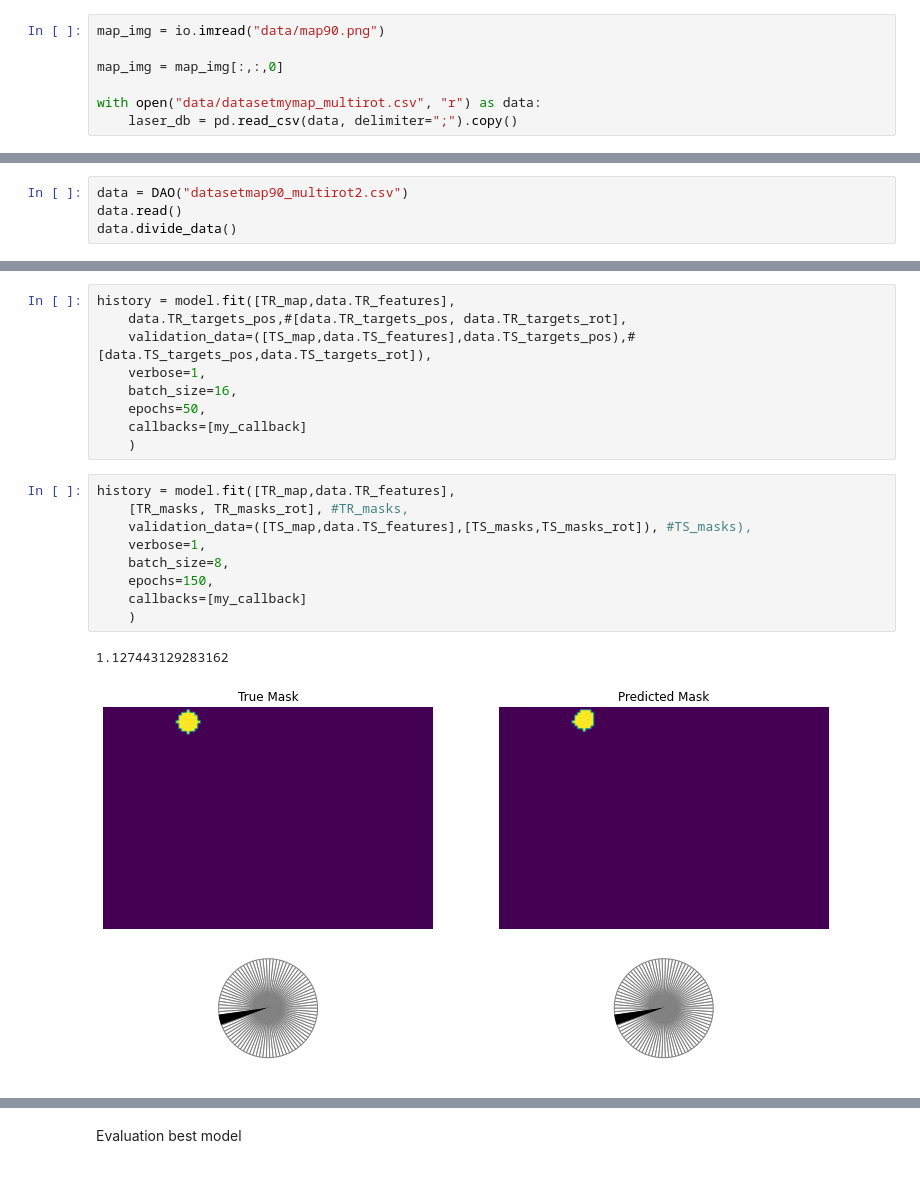
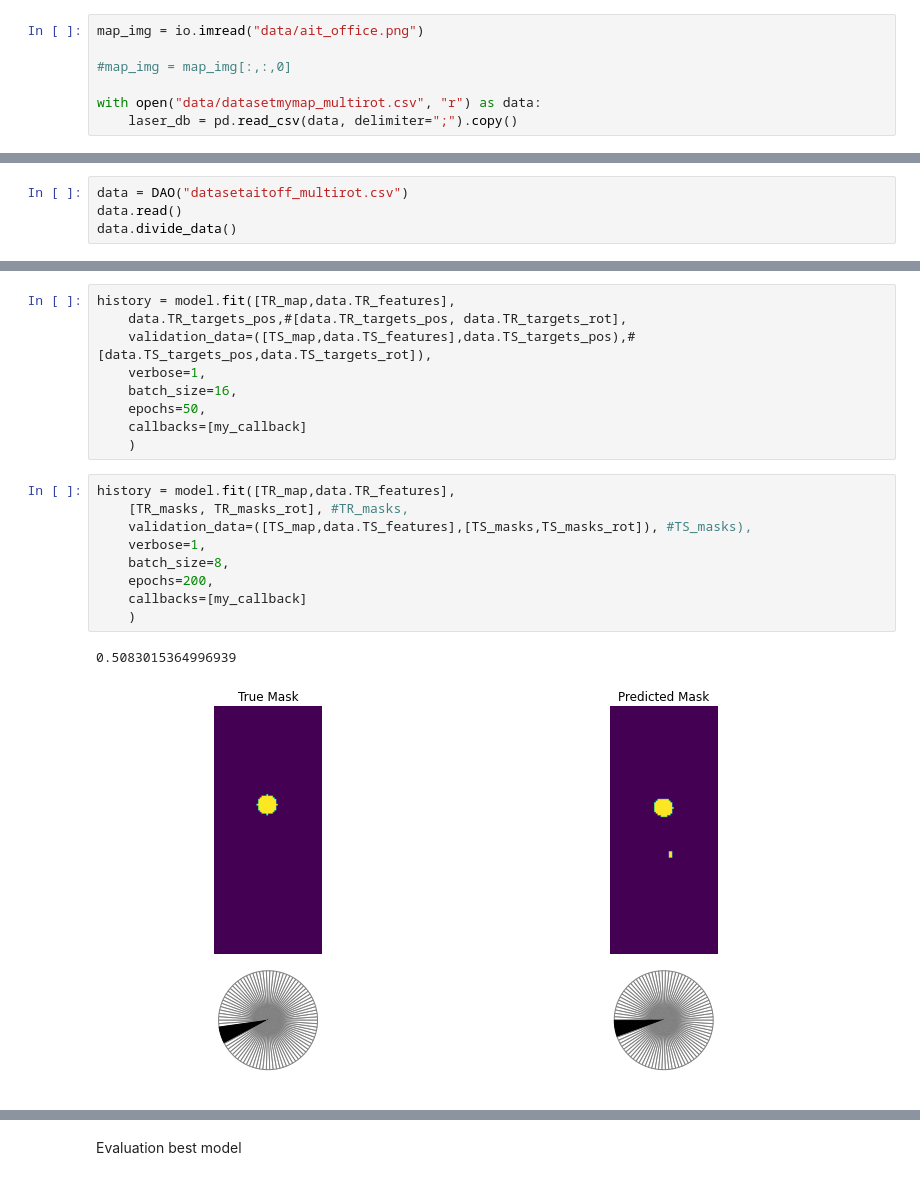
Before and after one commit to P1G1U/Thesis_AITronik, a Jupyter notebook: Half LiDAR Map/define_model.ipynb, the cells around one changed output, grey strips where cells are left out. Cells and saved outputs as stored; diff of their text form.

```diff
--- a/Half LiDAR Map/define_model.ipynb
+++ b/Half LiDAR Map/define_model.ipynb
@@ -38,7 +38,7 @@ from tensorflow.keras import layers, models, losses, backend, optimizers
 # %%
-map_img = io.imread("data/map90.png")
+map_img = io.imread("data/ait_office.png")
 
-map_img = map_img[:,:,0]
+#map_img = map_img[:,:,0]
 
 with open("data/datasetmymap_multirot.csv", "r") as data:
     laser_db = pd.read_csv(data, delimiter=";").copy()
@@ -754,7 +754,7 @@ model.compile(optimizer = optimizers.Adam(),
 # %% [markdown]
 Data import
 # %%
-data = DAO("datasetmap90_multirot2.csv")
+data = DAO("datasetaitoff_multirot.csv")
 data.read()
 data.divide_data()
 # %%
@@ -989,12 +994,12 @@ history = model.fit([TR_map,data.TR_features],
 # %%
 history = model.fit([TR_map,data.TR_features],
     [TR_masks, TR_masks_rot], #TR_masks,
     validation_data=([TS_map,data.TS_features],[TS_masks,TS_masks_rot]), #TS_masks),
     verbose=1,
     batch_size=8,
-    epochs=150,
+    epochs=200,
     callbacks=[my_callback]
     )
 # %% [output]
-1.127443129283162
+0.5083015364996939
-[figure, old version]
+[figure, new version]
```
Also changed, not shown: parts of 23 cells of this notebook, 7 other files.
